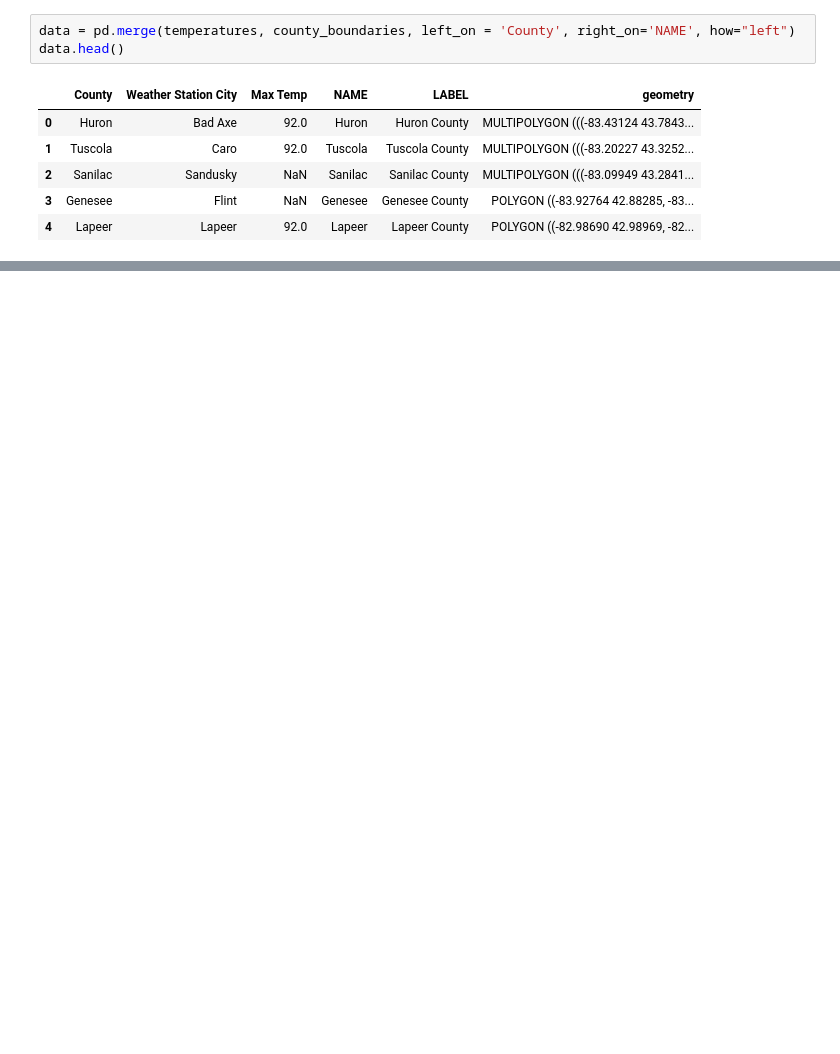
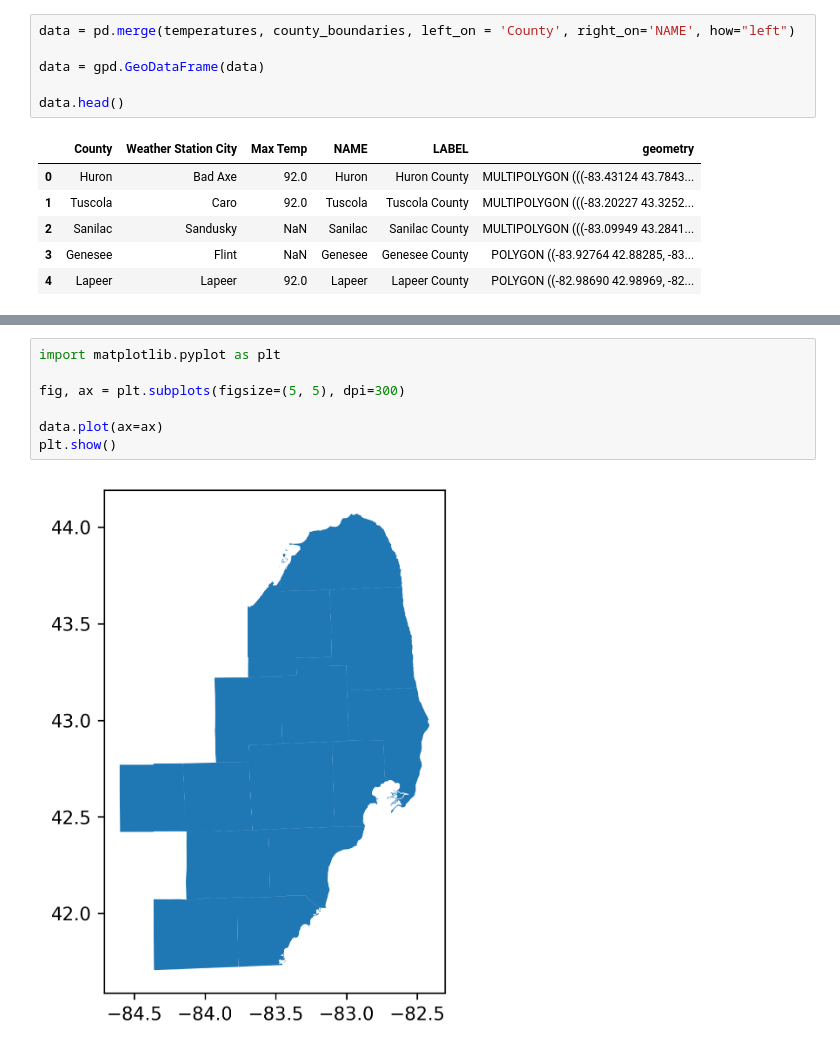
Before and after one commit to atseewal/0013_matplotlib-Charts, a Jupyter notebook: 0013_matplotlib-Charts.ipynb, the cells around one changed output, grey strips where cells are left out. Cells and saved outputs as stored; diff of their text form; blank space fills up the shorter version.

Commit message:
Quick plot

```diff
--- a/0013_matplotlib-Charts.ipynb
+++ b/0013_matplotlib-Charts.ipynb
@@ -70,5 +72,8 @@ I'm just going to use a left join from my counties to the geographies. This will
 # %%
 data = pd.merge(temperatures, county_boundaries, left_on = 'County', right_on='NAME', how="left")
+
+data = gpd.GeoDataFrame(data)
+
 data.head()
 # %% [output]
 |  | County | Weather Station City | Max Temp | NAME | LABEL | geometry |
@@ -81,0 +93,9 @@ data.head()
+# %%
+import matplotlib.pyplot as plt
+
+fig, ax = plt.subplots(figsize=(5, 5), dpi=300)
+
+data.plot(ax=ax)
+plt.show()
+# %% [output]
+[figure, added]
```
Also changed, not shown: parts of 3 cells of this notebook.
